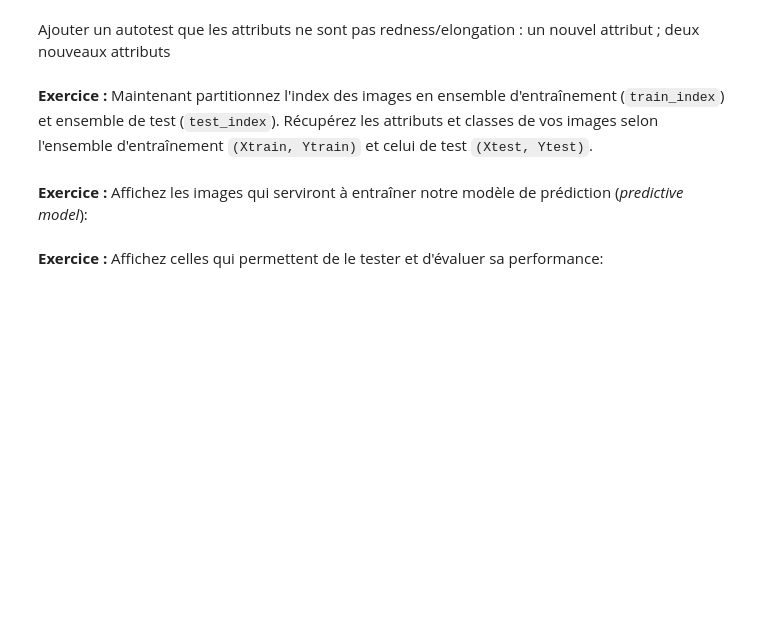
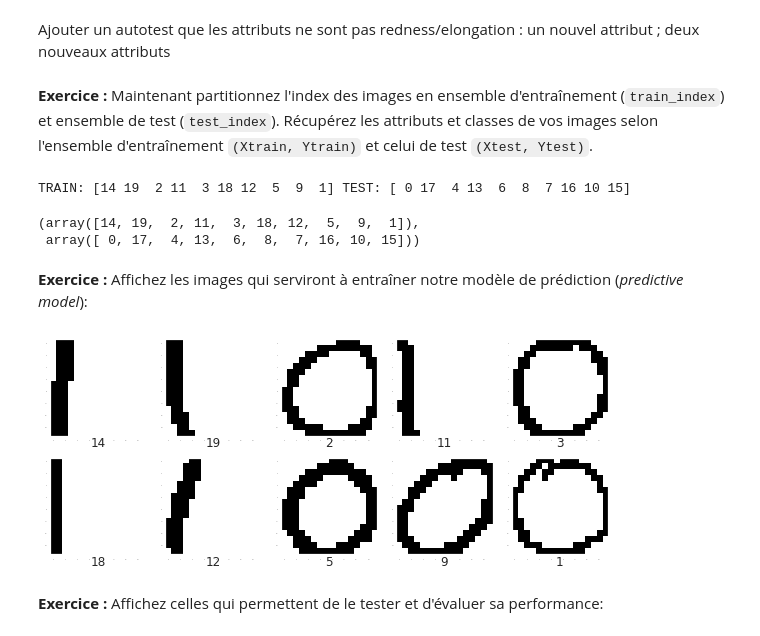
Before and after one commit to MK8BK/SDprojet_image_s2, a Jupyter notebook: 4_analyse_de_donnees.ipynb, the cells around one changed output. Saved outputs shown, nothing was run; the diff lists cells and outputs as text; code cells hidden in the pictures; blank space fills up the shorter version.

```diff
--- a/4_analyse_de_donnees.ipynb
+++ b/4_analyse_de_donnees.ipynb
@@ -472,6 +470,7 @@ show_source(error_rate)
 Extraire, depuis `dfstd`, les deux attributs choisis dans `X` et la vérité terrain dans
 `Y`:
 # %%
-# YOUR CODE HERE
-raise NotImplementedError()
+X = dfstd[["Bandes verticales","Boucle"]]
+Y = dfstd["class"]
+X.shape,Y.shape
 # %% [output]
@@ -492,5 +491,9 @@ d'entraînement (`train_index`) et ensemble de test
 l'ensemble d'entraînement `(Xtrain, Ytrain)` et celui de test `(Xtest,
 Ytest)`.
 # %%
-# YOUR CODE HERE
-raise NotImplementedError()
+train_index, test_index = split_data(X, Y, seed=0)
+train_index, test_index
+# %% [output]
+TRAIN: [14 19  2 11  3 18 12  5  9  1] TEST: [ 0 17  4 13  6  8  7 16 10 15]
+(array([14, 19,  2, 11,  3, 18, 12,  5,  9,  1]),
+ array([ 0, 17,  4, 13,  6,  8,  7, 16, 10, 15]))
@@ -508,8 +516,9 @@ assert Ytest.value_counts().sort_index().equals(Ytrain.value_counts().sort_index
 **Exercice :** Affichez les images qui serviront à entraîner notre
 modèle de prédiction (*predictive model*):
 # %%
-# YOUR CODE HERE
-raise NotImplementedError()
+image_grid(images.iloc[train_index], titles=train_index)
+# %% [output]
+[figure, added]
 # %% [markdown]
 **Exercice :** Affichez celles qui permettent de le tester et
 d'évaluer sa performance:
```
Also changed, not shown: parts of 21 cells of this notebook.
